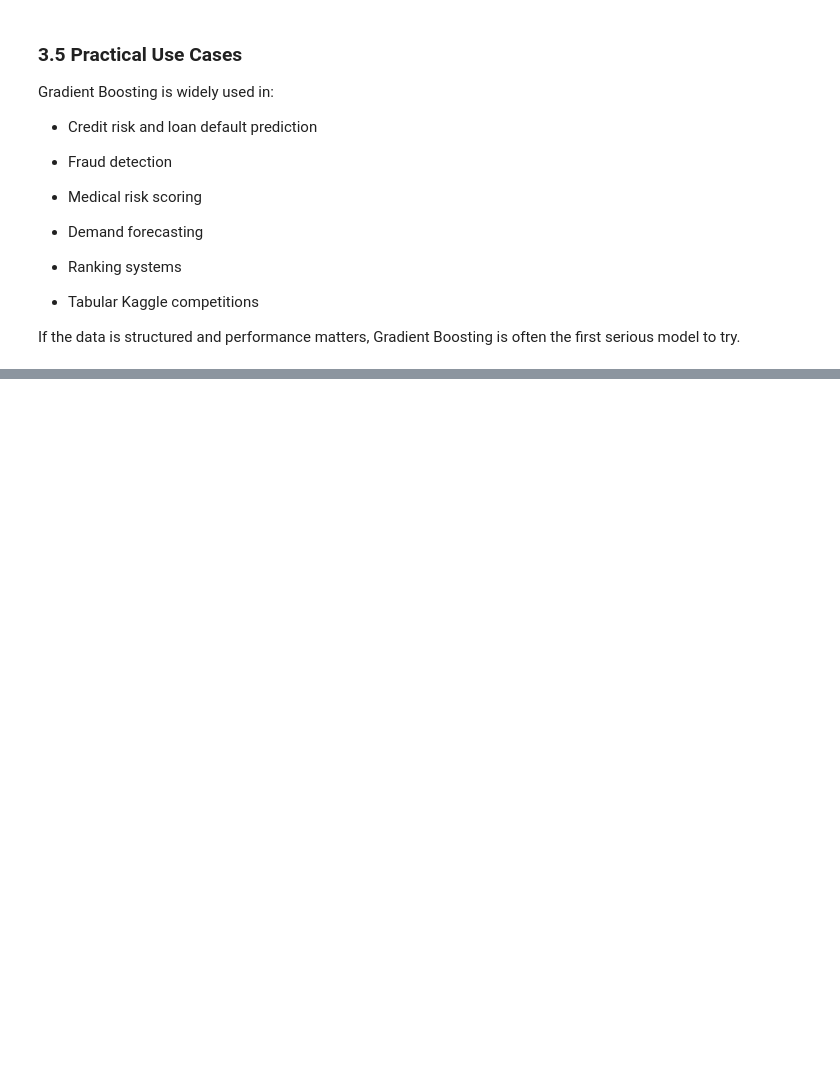
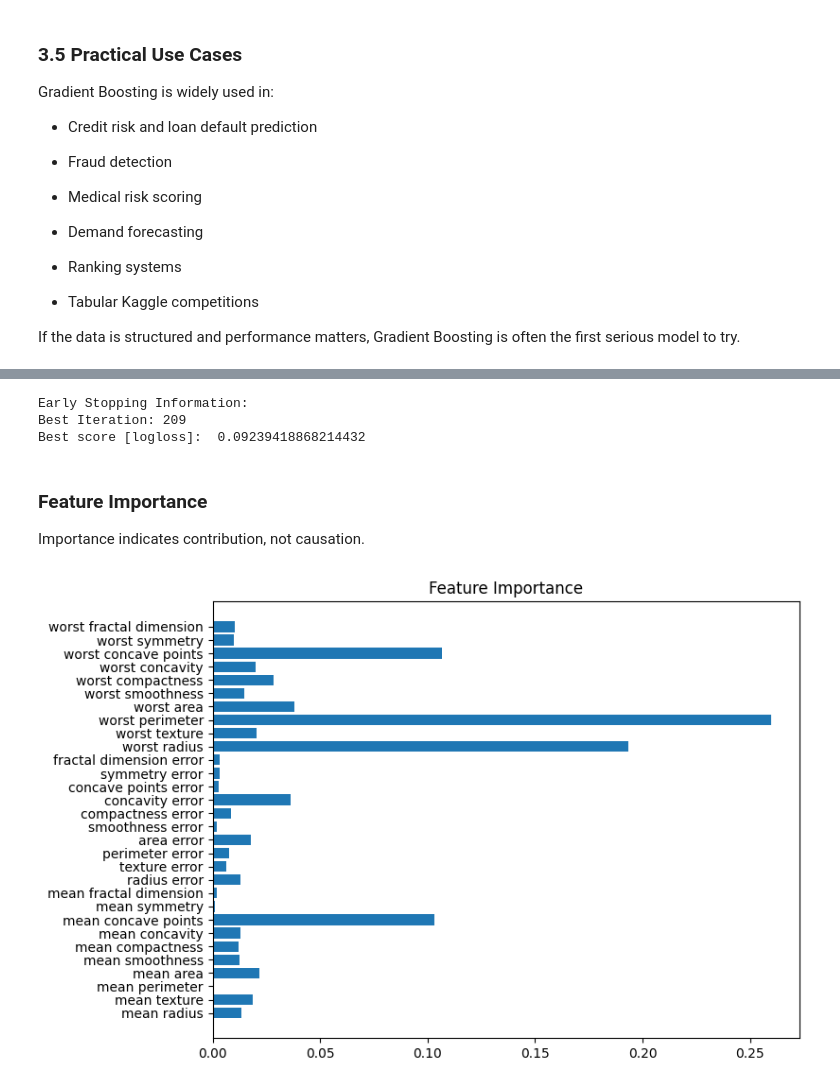
Before and after one commit to iamnaymur/ml_meta_learning, a Jupyter notebook: week_06_boosting_algorithm.ipynb, the cells around one changed output, grey strips where cells are left out. Drawn from its saved outputs; the diff is of its cells as text; code cells hidden in the pictures; blank space fills up the shorter version.

Commit message:
done with xgboost

```diff
--- a/week_06_boosting_algorithm.ipynb
+++ b/week_06_boosting_algorithm.ipynb
@@ -501,0 +591,4 @@ If the data is structured and performance matters, Gradient Boosting is often th
+# %%
+data = load_breast_cancer()
+X = pd.DataFrame(data.data, columns=data.feature_names)
+y = pd.Series(data.target)
@@ -501,0 +600,7 @@ If the data is structured and performance matters, Gradient Boosting is often th
+# %%
+X_train, X_test, y_train, y_test = train_test_split(
+    X, y,
+    test_size=0.2,
+    random_state=42,
+    stratify=y
+)
@@ -501,0 +612,14 @@ If the data is structured and performance matters, Gradient Boosting is often th
+# %%
+#Deafult XGBoost Model
+model = XGBClassifier(
+    n_estimators=100,
+    max_depth=3,
+    learning_rate=0.1,
+    subsample=0.8,
+    colsample_bytree=0.8,
+    objective="binary:logistic",
+    eval_metric="logloss",
+    random_state=42
+)
+
+model.fit(X_train, y_train)
@@ -501,0 +749,22 @@ If the data is structured and performance matters, Gradient Boosting is often th
+# %%
+print("Early Stopping Information: ")
+print("Best Iteration:", modelr.best_iteration)
+print("Best score [logloss]: ", modelr.best_score)
+# %% [output]
+Early Stopping Information:
+Best Iteration: 209
+Best score [logloss]:  0.09239418868214432
+# %% [markdown]
+
+### Feature Importance
+
+Importance indicates contribution, not causation.
+# %%
+import matplotlib.pyplot as plt
+
+plt.figure(figsize=(8,6))
+plt.barh(X.columns, model.feature_importances_)
+plt.title("Feature Importance")
+plt.show()
+# %% [output]
+[figure, added]
```
Also changed, not shown: parts of 41 cells of this notebook.
